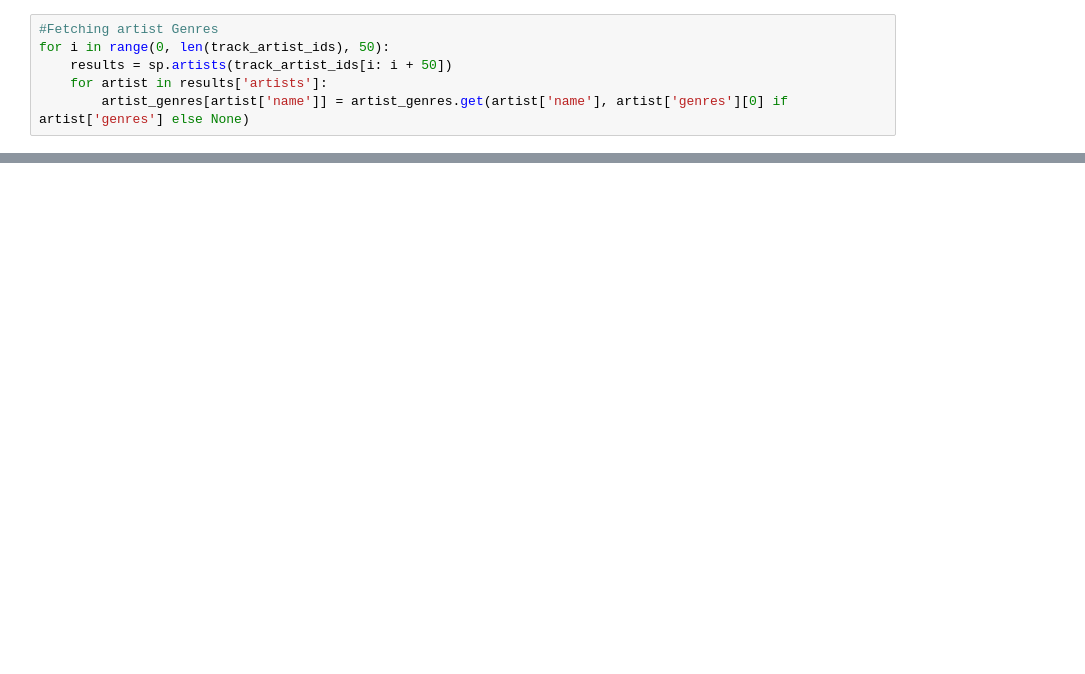
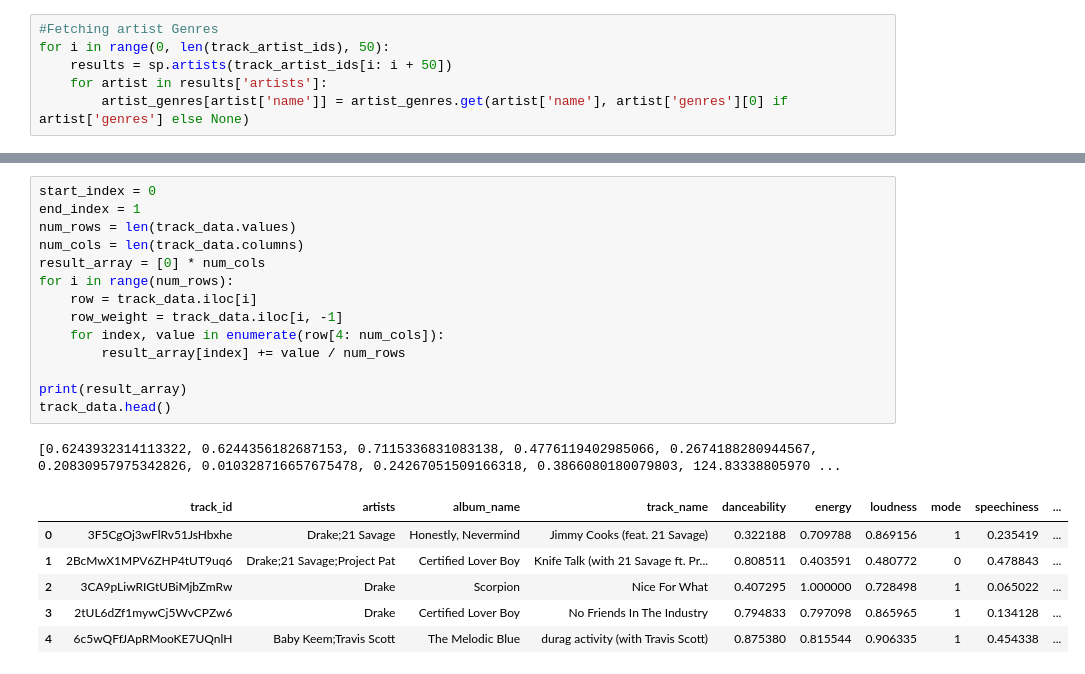
Before and after one commit to Jason10293/Audioscape, a Jupyter notebook: main_v2.ipynb, the cells around one changed output, grey strips where cells are left out. Drawn from its saved outputs; the diff is of its cells as text; blank space fills up the shorter version.

```diff
--- a/main_v2.ipynb
+++ b/main_v2.ipynb
@@ -131,0 +156,22 @@ print(df.head())
+# %%
+start_index = 0
+end_index = 1
+num_rows = len(track_data.values)
+num_cols = len(track_data.columns)
+result_array = [0] * num_cols
+for i in range(num_rows):
+    row = track_data.iloc[i]
+    row_weight = track_data.iloc[i, -1]
+    for index, value in enumerate(row[4: num_cols]):
+        result_array[index] += value / num_rows
+
+print(result_array)
+track_data.head()
+# %% [output]
+[0.6243932314113322, 0.6244356182687153, 0.7115336831083138, 0.4776119402985066, 0.2674188280944567, 0.20830957975342826, 0.010328716657675478, 0.24267051509166318, 0.3866080180079803, 124.83338805970 ...
+|  | track_id | artists | album_name | track_name | danceability | energy | loudness | mode | speechiness | ... |
+| 0 | 3F5CgOj3wFlRv51JsHbxhe | Drake;21 Savage | Honestly, Nevermind | Jimmy Cooks (feat. 21 Savage) | 0.322188 | 0.709788 | 0.869156 | 1 | 0.235419 | ... |
+| 1 | 2BcMwX1MPV6ZHP4tUT9uq6 | Drake;21 Savage;Project Pat | Certified Lover Boy | Knife Talk (with 21 Savage ft. Pr... | 0.808511 | 0.403591 | 0.480772 | 0 | 0.478843 | ... |
+| 2 | 3CA9pLiwRIGtUBiMjbZmRw | Drake | Scorpion | Nice For What | 0.407295 | 1.000000 | 0.728498 | 1 | 0.065022 | ... |
+| 3 | 2tUL6dZf1mywCj5WvCPZw6 | Drake | Certified Lover Boy | No Friends In The Industry | 0.794833 | 0.797098 | 0.865965 | 1 | 0.134128 | ... |
+| 4 | 6c5wQFfJApRMooKE7UQnlH | Baby Keem;Travis Scott | The Melodic Blue | durag activity (with Travis Scott) | 0.875380 | 0.815544 | 0.906335 | 1 | 0.454338 | ... |
```
Also changed, not shown: parts of 20 cells of this notebook.
